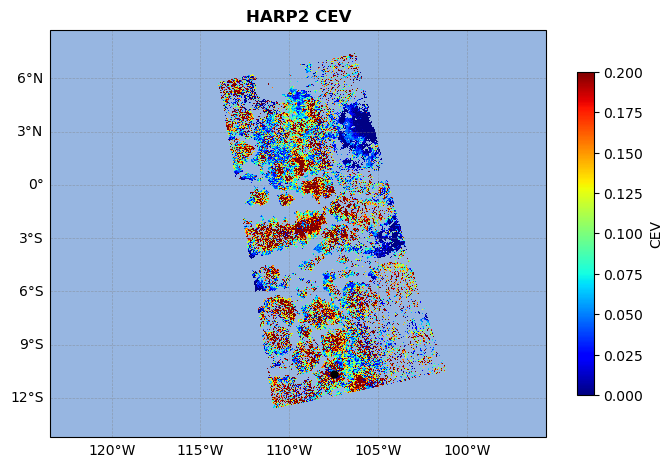
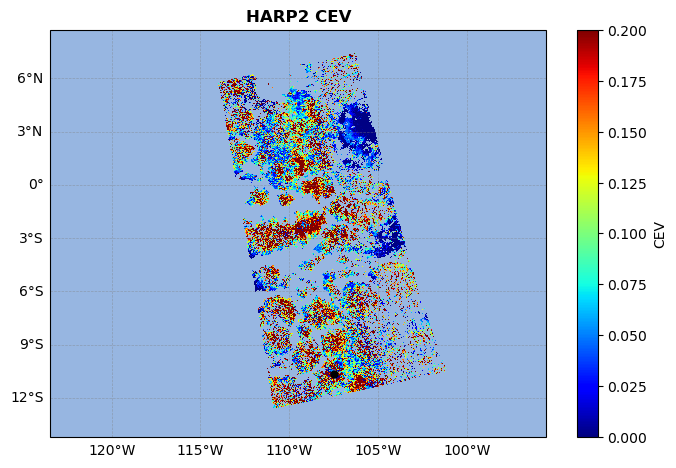
Unified diff of the notebook cell whose output changed from the first chart to the second:
--- before
+++ after
@@ -24,5 +24,5 @@
 # gl.ylines = False
 
-cbar = plt.colorbar(img, ax=ax, orientation='vertical', shrink=0.7, pad=0.05)
+cbar = plt.colorbar(img, ax=ax, orientation='vertical', shrink=0.88, pad=0.05)
 cbar.set_label('CEV')
 

Commit: updated files